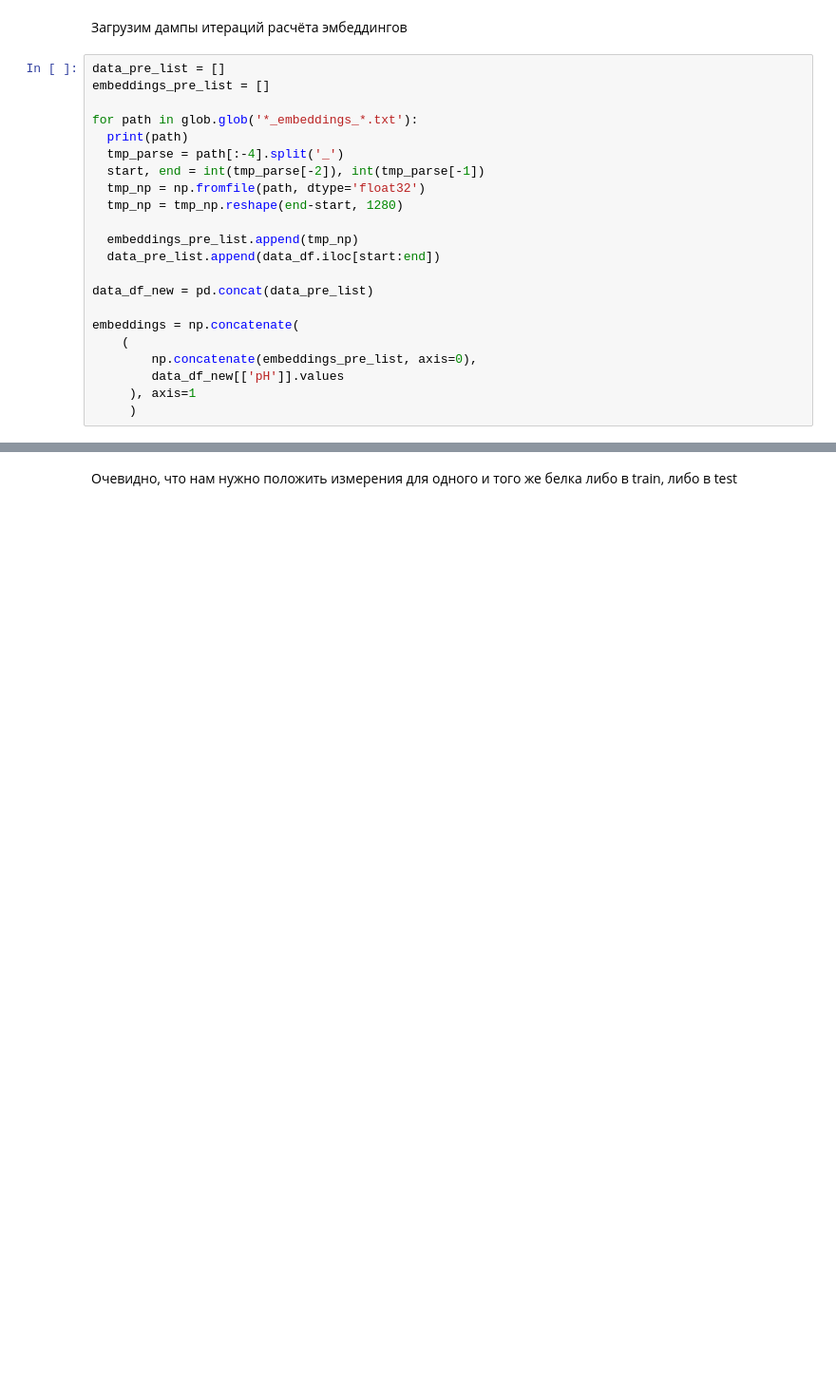
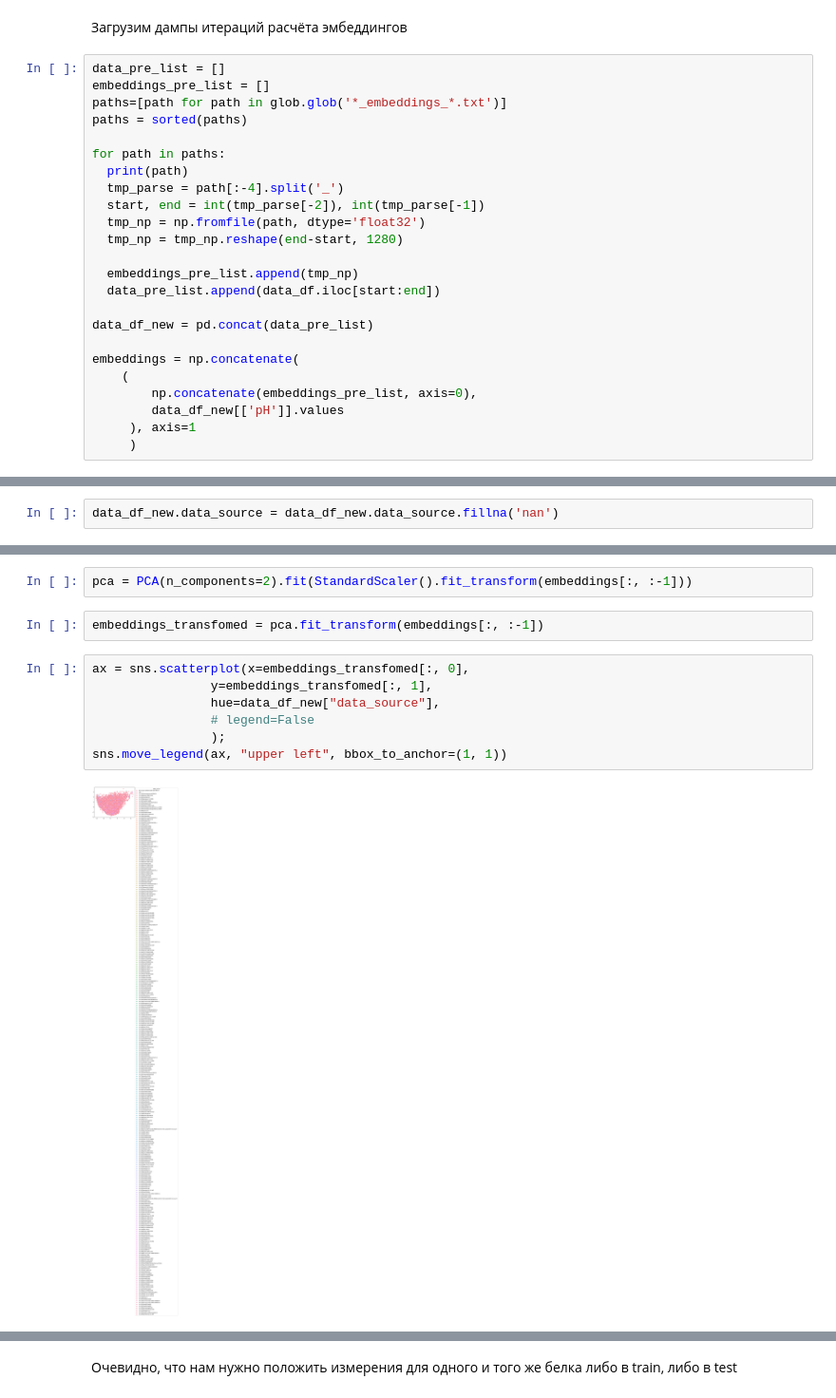
Before and after one commit to tlebchan/BI_ML, a Jupyter notebook: Add_HW/task.ipynb, the cells around one changed output, grey strips where cells are left out. Shown at 95% size. Cells and saved outputs as stored; diff of their text form; blank space fills up the shorter version.

```diff
--- a/Add_HW/task.ipynb
+++ b/Add_HW/task.ipynb
@@ -267,8 +313,10 @@ sequence_embeddings_np.tofile('2_embeddings_5000_28577.txt')
 # %%
 data_pre_list = []
 embeddings_pre_list = []
+paths=[path for path in glob.glob('*_embeddings_*.txt')]
+paths = sorted(paths)
 
-for path in glob.glob('*_embeddings_*.txt'):
+for path in paths:
   print(path)
   tmp_parse = path[:-4].split('_')
   start, end = int(tmp_parse[-2]), int(tmp_parse[-1])
@@ -288,0 +343,2 @@ embeddings = np.concatenate(
+# %%
+data_df_new.data_source = data_df_new.data_source.fillna('nan')
@@ -288,0 +350,13 @@ embeddings = np.concatenate(
+# %%
+pca = PCA(n_components=2).fit(StandardScaler().fit_transform(embeddings[:, :-1]))
+# %%
+embeddings_transfomed = pca.fit_transform(embeddings[:, :-1])
+# %%
+ax = sns.scatterplot(x=embeddings_transfomed[:, 0],
+                y=embeddings_transfomed[:, 1],
+                hue=data_df_new["data_source"],
+                # legend=False
+                );
+sns.move_legend(ax, "upper left", bbox_to_anchor=(1, 1))
+# %% [output]
+[figure, added]
```
Also changed, not shown: parts of 38 cells of this notebook.
